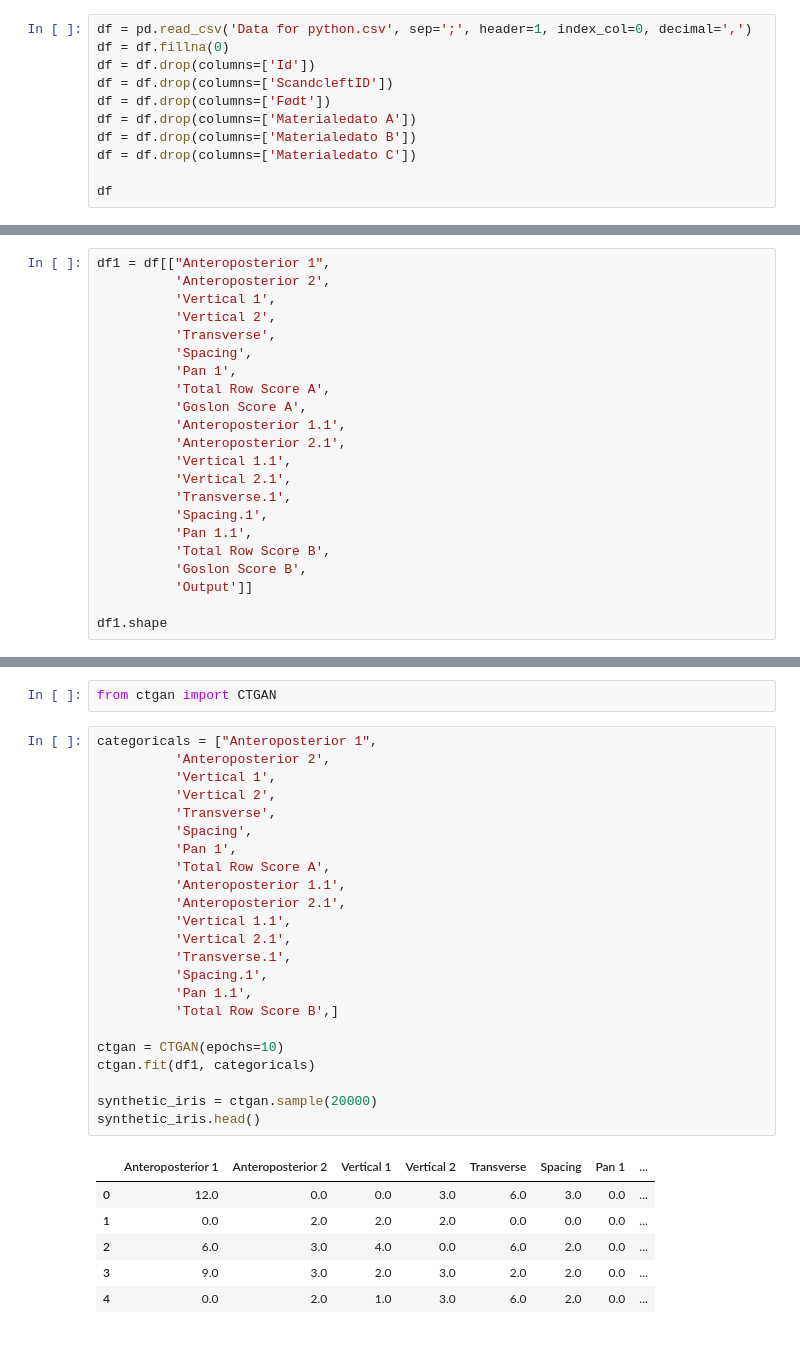
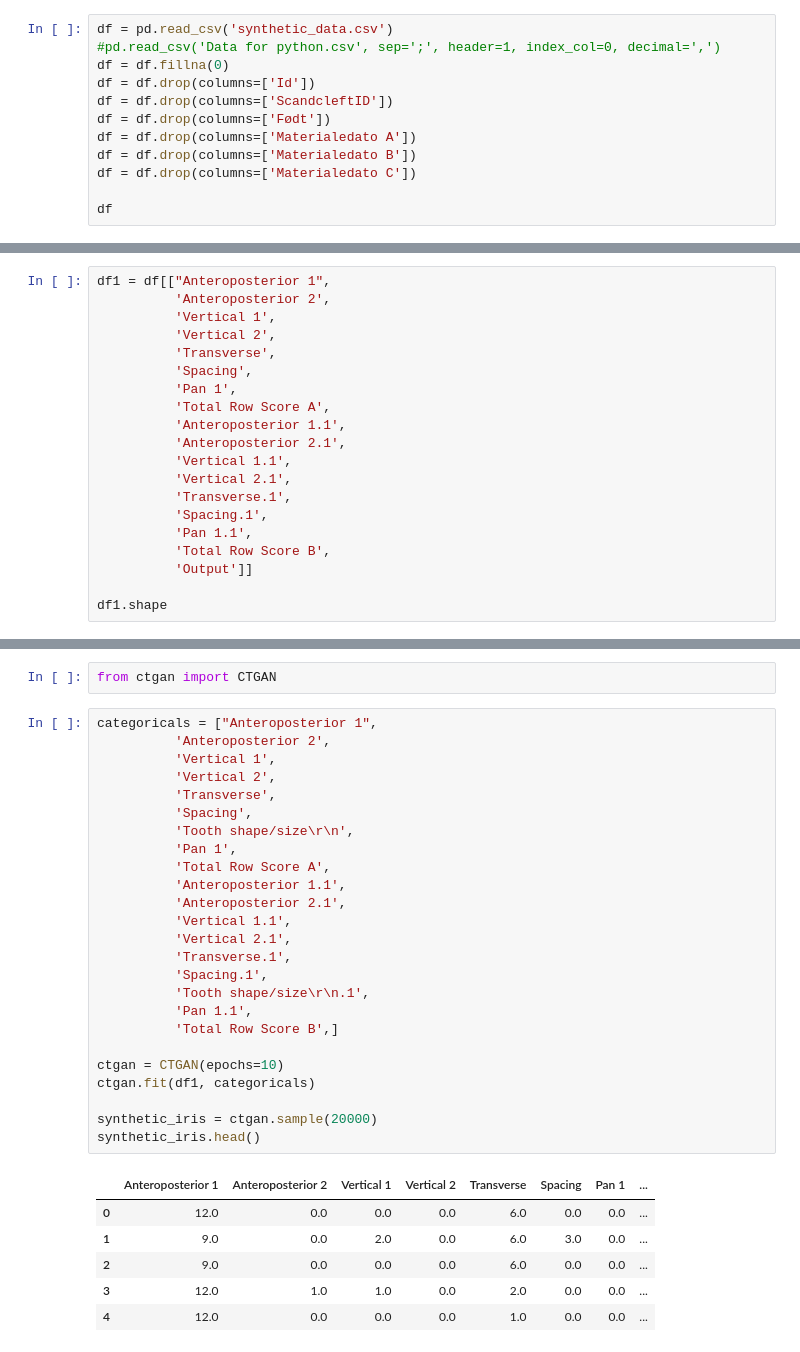
Before and after one commit to Christofferfuglkjaer/Dataproject, a Jupyter notebook: data.ipynb, the cells around one changed output, grey strips where cells are left out. Cells and saved outputs as stored; diff of their text form.

```diff
--- a/data.ipynb
+++ b/data.ipynb
@@ -12,7 +13,8 @@ import tensorflow as tf
 from sklearn.metrics import confusion_matrix,ConfusionMatrixDisplay
 from sklearn.preprocessing import MinMaxScaler
 # %%
-df = pd.read_csv('Data for python.csv', sep=';', header=1, index_col=0, decimal=',')
+df = pd.read_csv('synthetic_data.csv')
+#pd.read_csv('Data for python.csv', sep=';', header=1, index_col=0, decimal=',')
 df = df.fillna(0)
 df = df.drop(columns=['Id'])
 df = df.drop(columns=['ScandcleftID'])
@@ -71,7 +61,6 @@ df1 = df[["Anteroposterior 1",
           'Spacing',
           'Pan 1',
           'Total Row Score A',
-          'Goslon Score A',
           'Anteroposterior 1.1',
           'Anteroposterior 2.1',
           'Vertical 1.1',
@@ -80,7 +69,6 @@ df1 = df[["Anteroposterior 1",
           'Spacing.1',
           'Pan 1.1',
           'Total Row Score B',
-          'Goslon Score B',
           'Output']]
 
 df1.shape
@@ -291,30 +265,32 @@ from ctgan import CTGAN
 # %%
 categoricals = ["Anteroposterior 1",
           'Anteroposterior 2',
           'Vertical 1',
           'Vertical 2',
           'Transverse',
           'Spacing',
+          'Tooth shape/size\r\n',
           'Pan 1',
           'Total Row Score A',
           'Anteroposterior 1.1',
           'Anteroposterior 2.1',
           'Vertical 1.1',
           'Vertical 2.1',
           'Transverse.1',
           'Spacing.1',
+          'Tooth shape/size\r\n.1',
           'Pan 1.1',
           'Total Row Score B',]
 
 ctgan = CTGAN(epochs=10)
 ctgan.fit(df1, categoricals)
 
 synthetic_iris = ctgan.sample(20000)
 synthetic_iris.head()
 # %% [output]
 |  | Anteroposterior 1 | Anteroposterior 2 | Vertical 1 | Vertical 2 | Transverse | Spacing | Pan 1 | ... |
-| 0 | 12.0 | 0.0 | 0.0 | 3.0 | 6.0 | 3.0 | 0.0 | ... |
-| 1 | 0.0 | 2.0 | 2.0 | 2.0 | 0.0 | 0.0 | 0.0 | ... |
-| 2 | 6.0 | 3.0 | 4.0 | 0.0 | 6.0 | 2.0 | 0.0 | ... |
-| 3 | 9.0 | 3.0 | 2.0 | 3.0 | 2.0 | 2.0 | 0.0 | ... |
-| 4 | 0.0 | 2.0 | 1.0 | 3.0 | 6.0 | 2.0 | 0.0 | ... |
+| 0 | 12.0 | 0.0 | 0.0 | 0.0 | 6.0 | 0.0 | 0.0 | ... |
+| 1 | 9.0 | 0.0 | 2.0 | 0.0 | 6.0 | 3.0 | 0.0 | ... |
+| 2 | 9.0 | 0.0 | 0.0 | 0.0 | 6.0 | 0.0 | 0.0 | ... |
+| 3 | 12.0 | 1.0 | 1.0 | 0.0 | 2.0 | 0.0 | 0.0 | ... |
+| 4 | 12.0 | 0.0 | 0.0 | 0.0 | 1.0 | 0.0 | 0.0 | ... |
```
Also changed, not shown: parts of 36 cells of this notebook, 4 other files.
